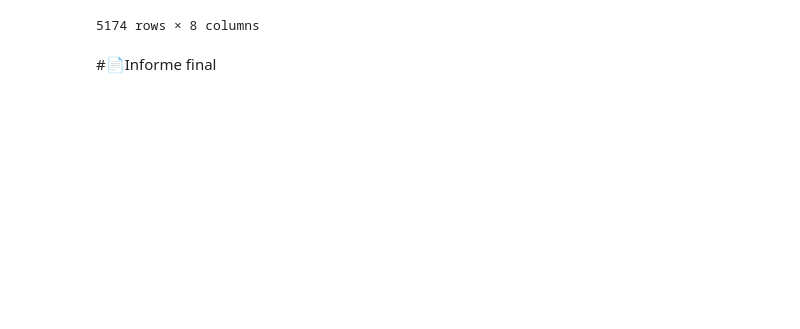
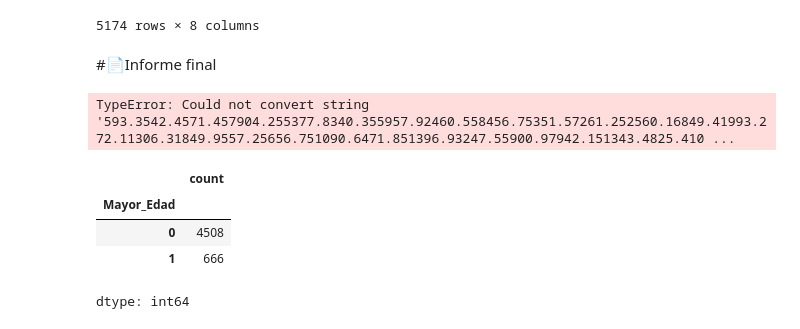
Before and after one commit to GisseYo/ChallengeTelecomX, a Jupyter notebook: TelecomX_LATAM.ipynb, the cells around one changed output. Cells and saved outputs as stored; diff of their text form; code cells hidden in the pictures; blank space fills up the shorter version.

```diff
--- a/TelecomX_LATAM.ipynb
+++ b/TelecomX_LATAM.ipynb
@@ -295,2 +299,39 @@ bd_retirados
 # %% [markdown]
 #📄Informe final
+# %%
+mayores_clientes = bd_clientes['Mayor_Edad'].value_counts()[1]
+menores_clientes = bd_clientes['Mayor_Edad'].value_counts()[0]
+mayores_no_clientes = bd_retirados['Mayor_Edad'].value_counts()[1]
+menores_no_clientes = bd_retirados['Mayor_Edad'].value_counts()[0]
+
+conDependiente_clientes = bd_clientes['Tiene_Dependientes'].value_counts()[1]
+sinDependiente_clientes = bd_clientes['Tiene_Dependientes'].value_counts()[0]
+conDependiente_no_clientes = bd_retirados['Tiene_Dependientes'].value_counts()[1]
+sinDependiente_no_clientes = bd_retirados['Tiene_Dependientes'].value_counts()[0]
+
+promMesesContrato_clientes = bd_clientes['Meses_Contrato'].mean()
+promMesesContrato_no_clientes = bd_retirados['Meses_Contrato'].mean()
+
+promTotalMesual_clientes = bd_clientes['Total_Mesual'].mean()
+promTotalMesual_no_clientes = bd_retirados['Total_Mesual'].mean()
+
+promTotalAnual_clientes = bd_clientes['Total_Anual'].mean()
+promTotalAnual_no_clientes = bd_retirados['Total_Anual'].mean()
+
+promCuentasDiarias_clientes = bd_clientes['Cuentas_Diarias'].mean()
+promCuentasDiarias_no_clientes = bd_retirados['Cuentas_Diarias'].mean()
+
+
+#comparativo_mayores = 'comparativo_mayores','mayores_clientes', 'mayores_no_clientes', 'menores_clientes', 'menores_no_clientes'
+#comparativo_mayores
+# %% [output]
+TypeError: Could not convert string '593.3542.4571.457904.255377.8340.355957.92460.558456.75351.57261.252560.16849.41993.272.11306.31849.9557.25656.751090.6471.851396.93247.55900.97942.151343.4825.410 ...
+# %%
+mayores_no_clientes = bd_retirados['Mayor_Edad'].value_counts()
+mayores_no_clientes
+# %% [output]
+|  | count |
+| Mayor_Edad |  |
+| 0 | 4508 |
+| 1 | 666 |
+dtype: int64
```
Also changed, not shown: parts of 1 cell of this notebook.
